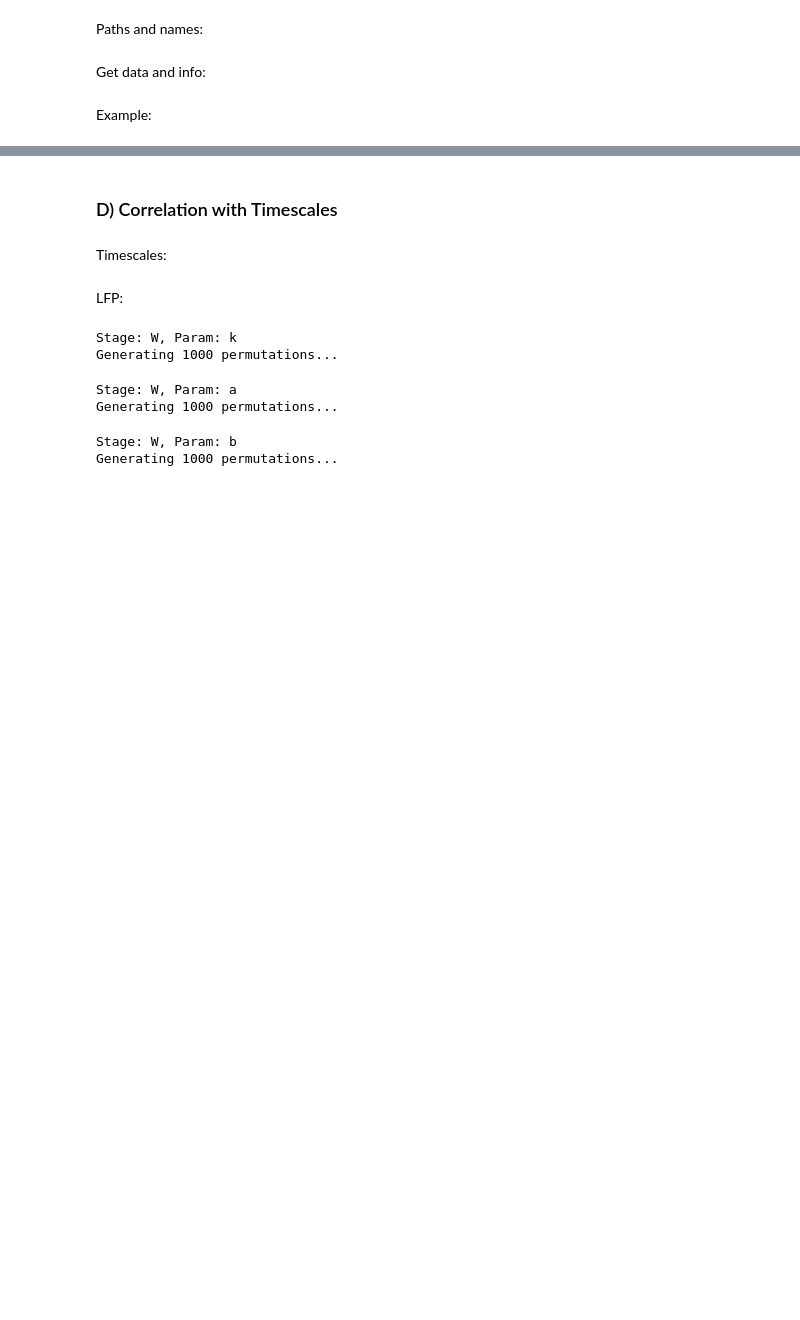
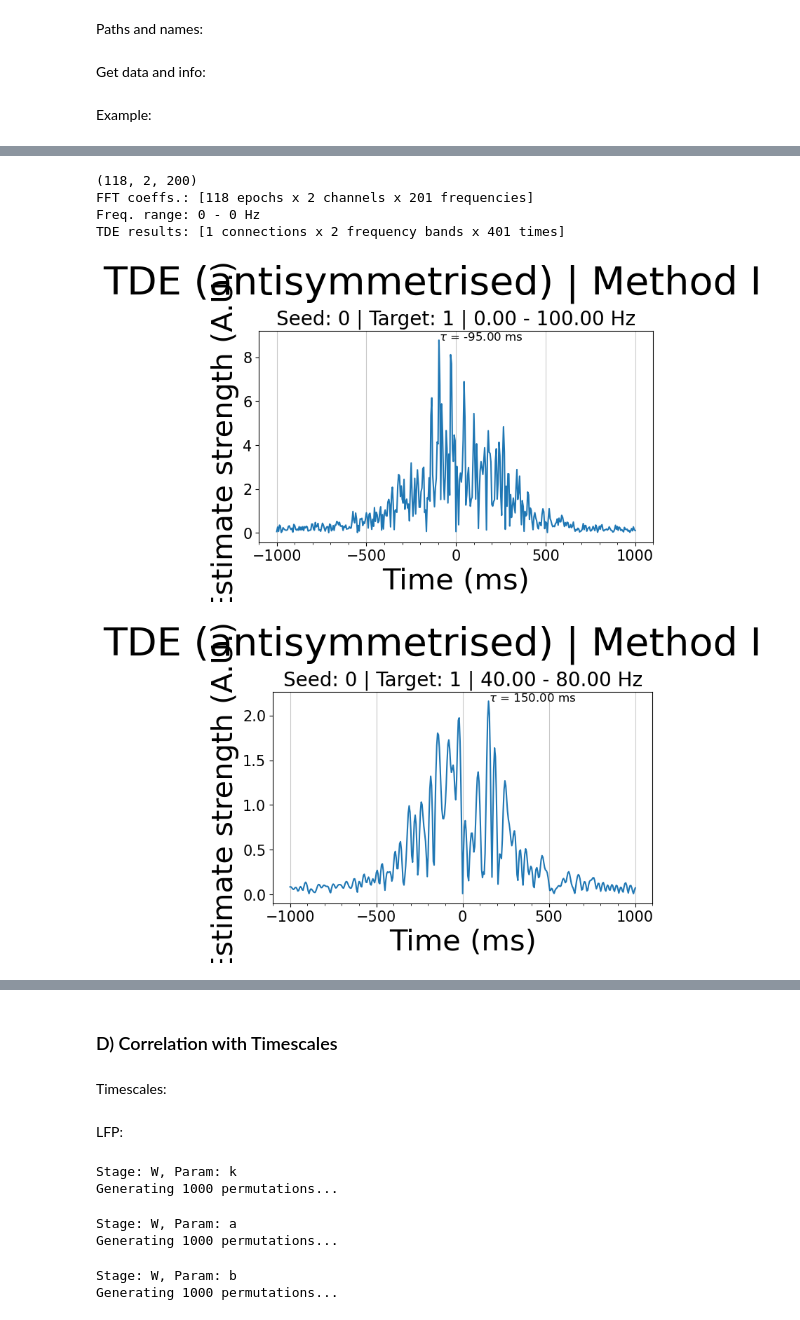
Before and after one commit to cusinatr/MNI-Analysis, a Jupyter notebook: Supplementary/test_bispectrum.ipynb, the cells around one changed output, grey strips where cells are left out. Cells and saved outputs as stored; diff of their text form; code cells hidden in the pictures; blank space fills up the shorter version.

```diff
--- a/Supplementary/test_bispectrum.ipynb
+++ b/Supplementary/test_bispectrum.ipynb
@@ -119,0 +107,41 @@ fig, axes = tde.results.plot()
+# %%
+data_example = epo_filt["034"].get_data(picks=["GD034Lu_3", "GD034Lu_2"])
+n_times = data_example.shape[2]
+print(data_example.shape)
+
+# compute Fourier coeffs.
+fft_coeffs, freqs = compute_fft(
+    data=data_example,
+    sampling_freq=200,
+    n_points=2 * n_times + 1,  # recommended for time delay estimation
+    window="hamming",
+    verbose=False,
+)
+
+print(
+    f"FFT coeffs.: [{fft_coeffs.shape[0]} epochs x {fft_coeffs.shape[1]} "
+    f"channels x {fft_coeffs.shape[2]} frequencies]\nFreq. range: "
+    f"{freqs[0]:.0f} - {freqs[1]:.0f} Hz"
+)
+
+tde = TDE(
+    data=fft_coeffs, freqs=freqs, sampling_freq=200, verbose=False
+)  # initialise object
+tde.compute(indices=((0,), (1,)), fmin=(0, 40), fmax=(100, 80), method=1, antisym=True)  # compute TDE
+tde_times = tde.results.times
+
+tde_results = tde.results.get_results()  # return results as array
+
+print(
+    f"TDE results: [{tde_results.shape[0]} connections x "
+    f"{tde_results.shape[1]} frequency bands x {tde_results.shape[2]} times]"
+)
+
+fig, axes = tde.results.plot()
+# %% [output]
+(118, 2, 200)
+FFT coeffs.: [118 epochs x 2 channels x 201 frequencies]
+Freq. range: 0 - 0 Hz
+TDE results: [1 connections x 2 frequency bands x 401 times]
+[figure, added]
+[figure, added]
```
Also changed, not shown: parts of 16 cells of this notebook, 2 other files.
